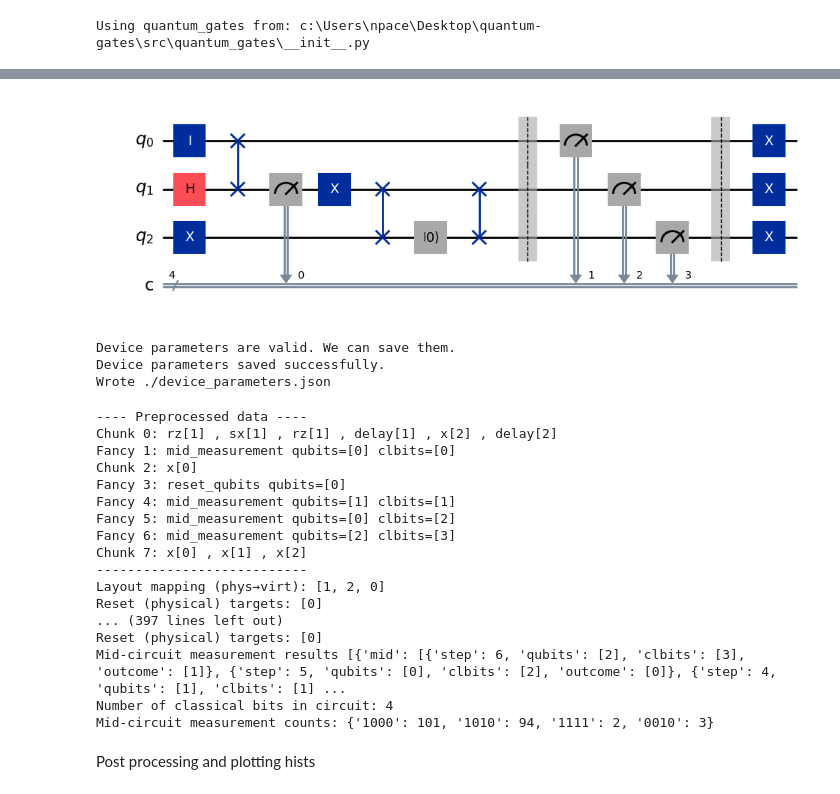
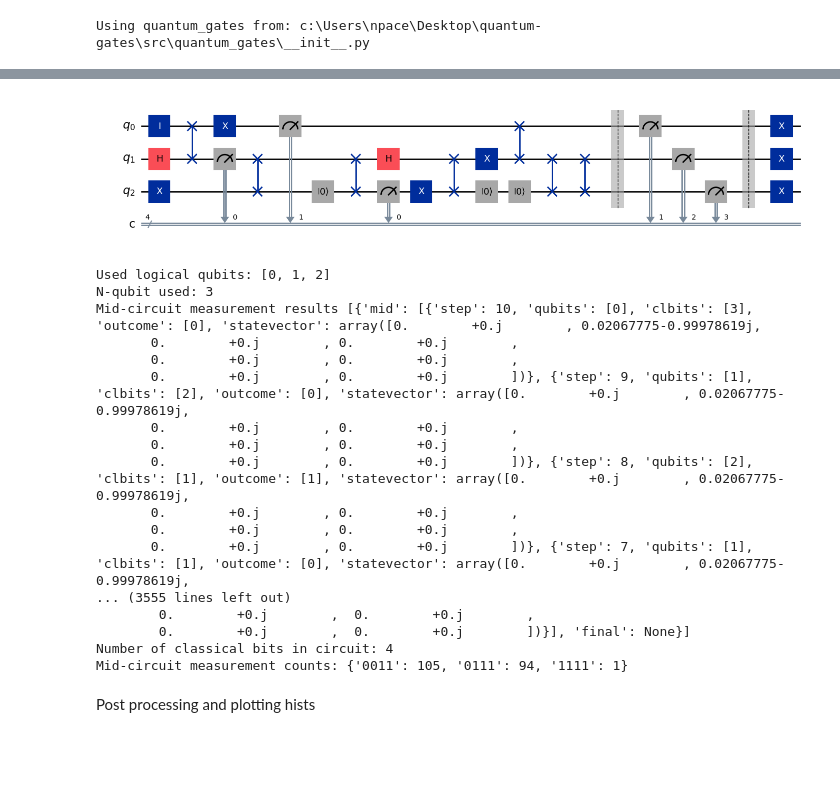
Before and after one commit to CERN-IT-INNOVATION/quantum-gates, a Jupyter notebook: start up and testing/local_fake_backend_test.ipynb, the cells around one changed output, grey strips where cells are left out. Cells and saved outputs as stored; diff of their text form; code cells hidden in the pictures; blank space fills up the shorter version.

Commit message:
clean save point with save_statevector kept

```diff
--- a/start up and testing/local_fake_backend_test.ipynb
+++ b/start up and testing/local_fake_backend_test.ipynb
@@ -164,36 +57,51 @@ qc.draw("mpl")
 # %%
 # --- 1. Define a circuit that makes SWAPs matter ---
 N_q = 3
 N_m = N_q+1  # number of measured qubits
 qc = QuantumCircuit(N_q, N_m)
 # Prepare |01>
 qc.x(2)
 # Apply Identity gates to introduce noise
 qc.id(0)
 qc.h(1)
 
 # Apply SWAP
 qc.swap(0, 1)
-#qc.barrier()  #
 qc.measure(1,0)
-qc.x(1)
+qc.x(0)
 #qc.barrier()  #
 qc.swap(2, 1)
 
 qc.reset(2)
+qc.swap(2, 1)
+qc.h(1)
+#qc.barrier()  #
+qc.measure(2,0)
+qc.x(2)
+#qc.barrier()  #
+qc.swap(2, 1)
+
+qc.reset(2)
+qc.measure(0,1)
+qc.x(1)
+#qc.barrier()  #
+qc.swap(0, 1)
+
+qc.reset(2)
+qc.swap(2, 1)
 qc.swap(2, 1)
 
 # Measure
 qc.barrier()  #
 
 qc.measure(range(N_q), range(1,N_m))
 qc.barrier()  #
 qc.x(range(N_q))  #
 
 
 qc.draw('mpl')
 # %% [output]
-[figure, old version]
+[figure, new version]
 # %%
 # 1) Pick a fake backend
 backend = FakeBrisbane()  # 127 qubits; change to another Fake*V2 if import fails
@@ -205,12 +113,8 @@ qubits_layout = list(range(N_q))
 device_param = DeviceParameters(qubits_layout)
 device_param.load_from_backend(backend)
 device_param_lookup = device_param.__dict__()
-device_param.save_to_json("./")  # writes ./device_parameters.json
-print("Wrote ./device_parameters.json")
+#device_param.save_to_json("./")  # writes ./device_parameters.json
+#print("Wrote ./device_parameters.json")
-# %% [output]
-Device parameters are valid. We can save them.
-Device parameters saved successfully.
-Wrote ./device_parameters.json
 # %%
 
 sim = MrAndersonSimulator(gates=standard_gates, CircuitClass=EfficientCircuit)
@@ -236,7 +147,6 @@ t_circ = transpile(
 
 res  = sim.run(
     t_qiskit_circ=t_circ,
-    qubits_layout=qubits_layout,
     psi0=initial_psi,
     shots=shots,
     device_param=device_param_lookup,
@@ -251,28 +161,27 @@ mid_counts = res["mid_counts"]
 
 
 print("Mid-circuit measurement results", results)
-#print("Final measurement counts:", final_counts)
-#print("Final measurement probabilities:", probs)
+
 print("Number of classical bits in circuit:", num_clbits)
 print("Mid-circuit measurement counts:", mid_counts)
 # %% [output]
----- Preprocessed data ----
-Chunk 0: rz[1] , sx[1] , rz[1] , delay[1] , x[2] , delay[2]
-Fancy 1: mid_measurement qubits=[0] clbits=[0]
-Chunk 2: x[0]
-Fancy 3: reset_qubits qubits=[0]
-Fancy 4: mid_measurement qubits=[1] clbits=[1]
-Fancy 5: mid_measurement qubits=[0] clbits=[2]
-Fancy 6: mid_measurement qubits=[2] clbits=[3]
-Chunk 7: x[0] , x[1] , x[2]
----------------------------
-Layout mapping (phys→virt): [1, 2, 0]
-Reset (physical) targets: [0]
-... (397 lines left out)
-Reset (physical) targets: [0]
-Mid-circuit measurement results [{'mid': [{'step': 6, 'qubits': [2], 'clbits': [3], 'outcome': [1]}, {'step': 5, 'qubits': [0], 'clbits': [2], 'outcome': [0]}, {'step': 4, 'qubits': [1], 'clbits': [1] ...
+Used logical qubits: [0, 1, 2]
+N-qubit used: 3
+Mid-circuit measurement results [{'mid': [{'step': 10, 'qubits': [0], 'clbits': [3], 'outcome': [0], 'statevector': array([0.        +0.j        , 0.02067775-0.99978619j,
+       0.        +0.j        , 0.        +0.j        ,
+       0.        +0.j        , 0.        +0.j        ,
+       0.        +0.j        , 0.        +0.j        ])}, {'step': 9, 'qubits': [1], 'clbits': [2], 'outcome': [0], 'statevector': array([0.        +0.j        , 0.02067775-0.99978619j,
+       0.        +0.j        , 0.        +0.j        ,
+       0.        +0.j        , 0.        +0.j        ,
+       0.        +0.j        , 0.        +0.j        ])}, {'step': 8, 'qubits': [2], 'clbits': [1], 'outcome': [1], 'statevector': array([0.        +0.j        , 0.02067775-0.99978619j,
+       0.        +0.j        , 0.        +0.j        ,
+       0.        +0.j        , 0.        +0.j        ,
+       0.        +0.j        , 0.        +0.j        ])}, {'step': 7, 'qubits': [1], 'clbits': [1], 'outcome': [0], 'statevector': array([0.        +0.j        , 0.02067775-0.99978619j,
+... (3555 lines left out)
+        0.        +0.j        ,  0.        +0.j        ,
+        0.        +0.j        ,  0.        +0.j        ])}], 'final': None}]
 Number of classical bits in circuit: 4
-Mid-circuit measurement counts: {'1000': 101, '1010': 94, '1111': 2, '0010': 3}
+Mid-circuit measurement counts: {'0011': 105, '0111': 94, '1111': 1}
 # %% [markdown]
 Post processing and plotting hists
 # %%
```
Also changed, not shown: parts of 9 cells of this notebook, 20 other files.
